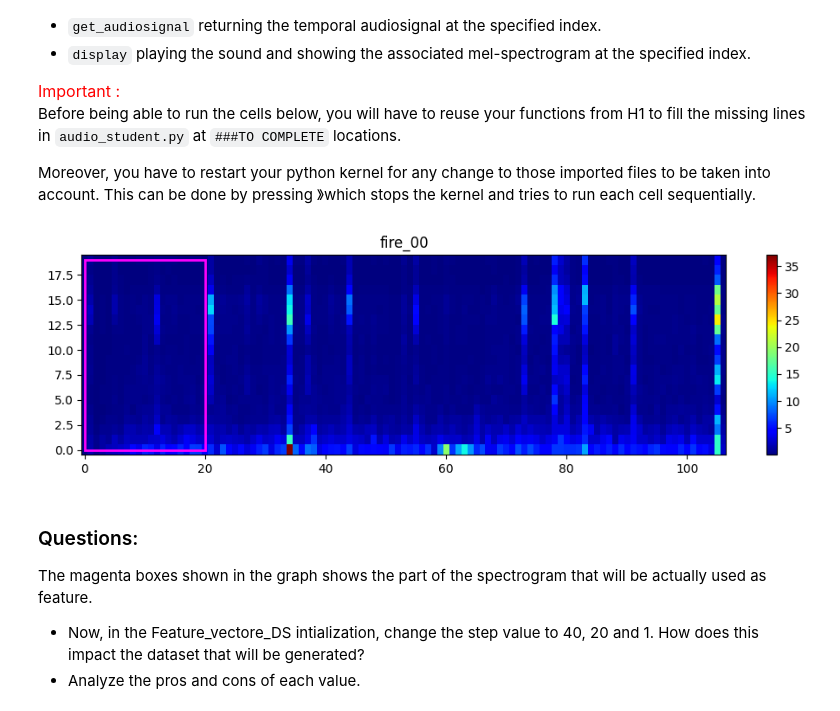
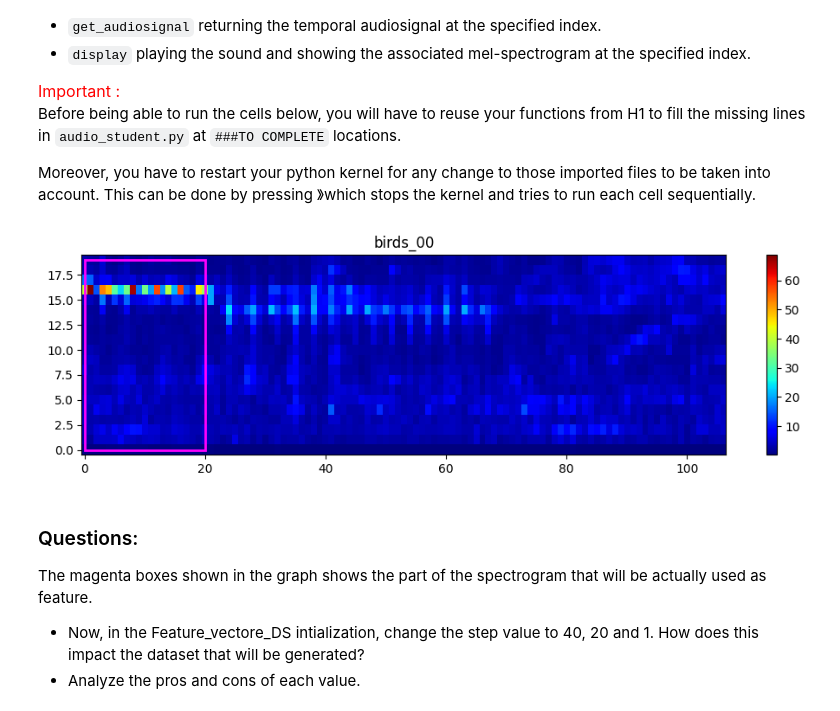
Before and after one commit to Anthiaume/LELEC210X-GroupA, a Jupyter notebook: classification/h5a2_audio.ipynb, the cells around one changed output. Saved outputs shown, nothing was run; the diff lists cells and outputs as text; code cells hidden in the pictures.

```diff
--- a/classification/h5a2_audio.ipynb
+++ b/classification/h5a2_audio.ipynb
@@ -101,21 +110,21 @@ Moreover, you have to restart your python kernel for any change to those importe
 # %%
 ### TO RUN
 
 "Creation of the dataset"
 myds = Feature_vector_DS(dataset, Nft=512, nmel=20, duration=950, step=np.inf)
 
 "Some attributes..."
 myds.nmel
 myds.duration
 myds.sr
 myds.data_aug
 myds.ncol
 
 
 idx = 0
-myds.display(["fire", idx], show_features=True)
+myds.display(["birds", idx], show_features=True)
 # %% [output]
-[figure, old version]
+[figure, new version]
 # %% [markdown]
 ### Questions:
 The magenta boxes shown in the graph shows the part of the spectrogram that will be actually used as feature.
```
Also changed, not shown: parts of 24 cells of this notebook, 14 other files.
